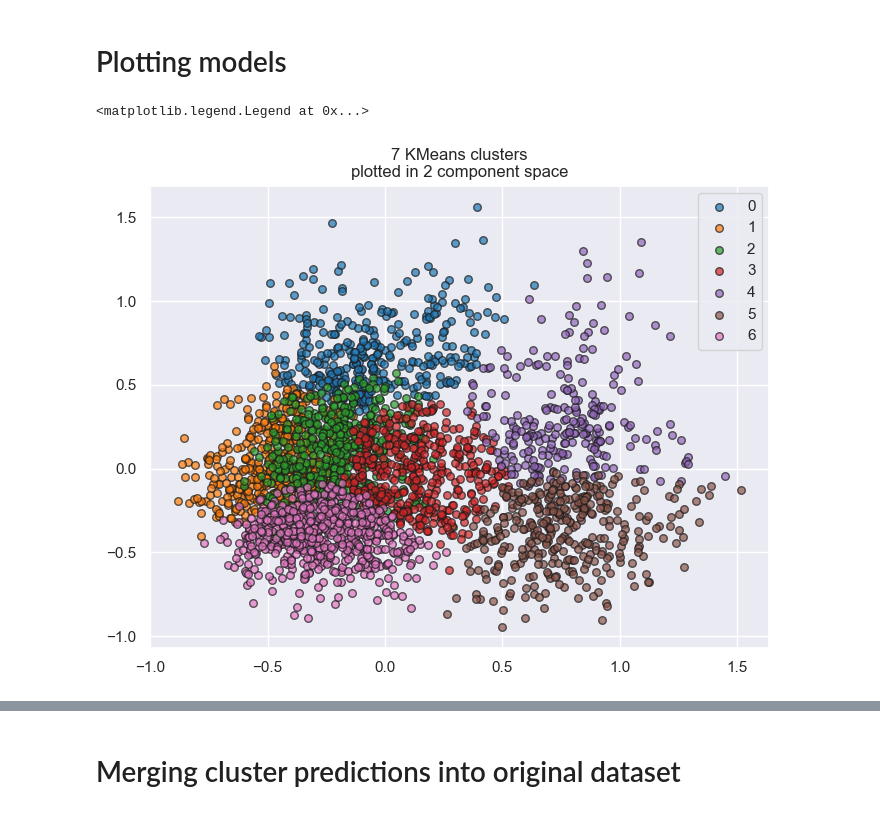
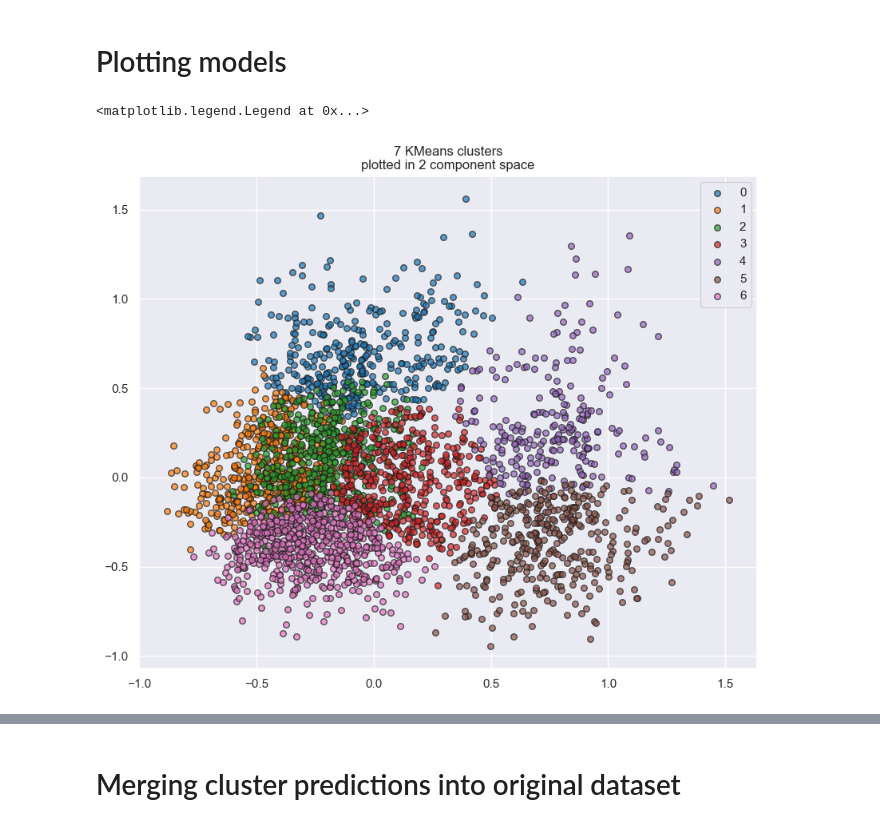
Before and after one commit to AlfonsoGhislieri/nba-machine-learning, a Jupyter notebook: getting_cleaning_data.ipynb, the cells around one changed output, grey strips where cells are left out. Saved outputs shown, nothing was run; the diff lists cells and outputs as text; code cells hidden in the pictures.

```diff
--- a/getting_cleaning_data.ipynb
+++ b/getting_cleaning_data.ipynb
@@ -41,0 +46,11 @@ Index(['seas_id', 'season', 'player_id', 'player', 'birth_year', 'pos', 'age',
+# %%
+for col in df.columns:
+  # replacing percent with % sign
+  col_modified = col.replace('_percent', '%')
+  # remove _per_100_poss from columns that have it
+  if "_per_100_poss" in col:
+    col_modified = col.split("_")[0]
+
+  df = df.rename(columns = {col:col_modified})
+
+df.columns
@@ -227,7 +244,7 @@ dtype: int64
 df = df.drop(['birth_year'], axis=1)
 
 # replacing NaN values for 3 point shots % with 0
-df['x3p_percent'] = df['x3p_percent'].fillna(0)
+df['x3p%'] = df['x3p%'].fillna(0)
 
 # no more missing values
 df.isnull().sum()
@@ -288,8 +300,8 @@ X = df_dropped.copy()
 column_names = X.columns
 
 # apply MinMaxScaling
-scaler = MinMaxScaler()
-X = scaler.fit_transform(X)
+scaler = MinMaxScaler().fit(X)
+X = scaler.transform(X)
 X = pd.DataFrame(X, columns=column_names)
 
 # show newly scaled dataframe
@@ -514,26 +560,26 @@ AttributeError: 'numpy.ndarray' object has no attribute 'columns'
 # %%
 _, centers, kmeans_labels = kmeans(X_PCA, 7)
 
 # map predictions to label
 labels = np.unique(kmeans_labels)
 colors = cycle(cm.tab10.colors)
-plt.figure(figsize=(8, 6))
+plt.figure(figsize=(10, 8))
 plt.title('7 KMeans clusters\nplotted in 2 component space')
 
 
 for label in labels:
     # plot one cluster for each iteration
     color = next(colors)
     # find indeces corresponding to cluser i
     idx = kmeans_labels == label
     # plot cluster
     plt.scatter(X_PCA[idx, 0], X_PCA[idx, 1], color=color, s=30, edgecolor='k', label=label, alpha=0.7)
 
 
 plt.legend()
 # %% [output]
 <matplotlib.legend.Legend at 0x...>
-[figure, old version]
+[figure, new version]
 # %%
 _, centers, gmm_labels = gmm(X_PCA, 7)
 
```
Also changed, not shown: parts of 38 cells of this notebook.
